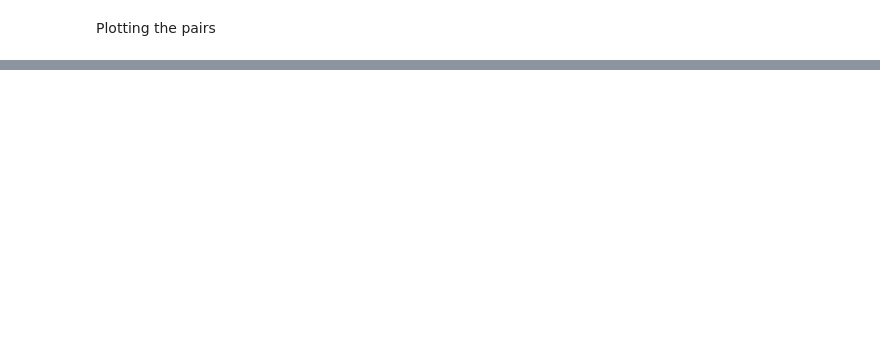
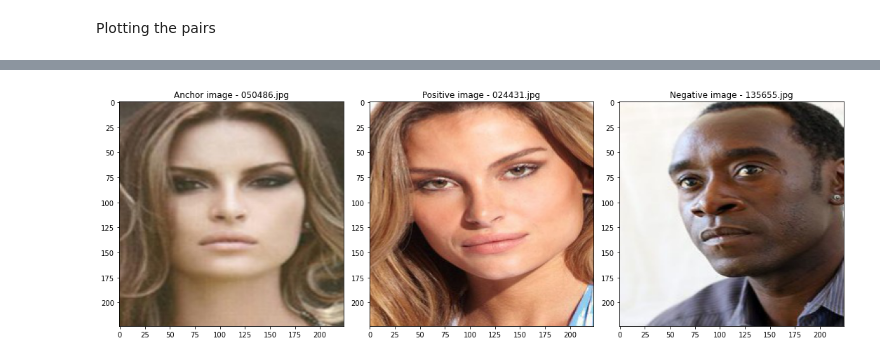
Before and after one commit to petr-ngn/ML_Siamese_Neural_Networks, a Jupyter notebook: 02_Balanced_pairs.ipynb, the cells around one changed output, grey strips where cells are left out. Drawn from its saved outputs; the diff is of its cells as text; code cells hidden in the pictures; blank space fills up the shorter version.

```diff
--- a/02_Balanced_pairs.ipynb
+++ b/02_Balanced_pairs.ipynb
@@ -151,0 +168,4 @@ PN.plot_pairs(train_pairs, resize = True)
+# %%
+PN.plot_pairs(train_pairs, resize = True)
+# %% [output]
+[figure, added]
```
Also changed, not shown: parts of 28 cells of this notebook.
